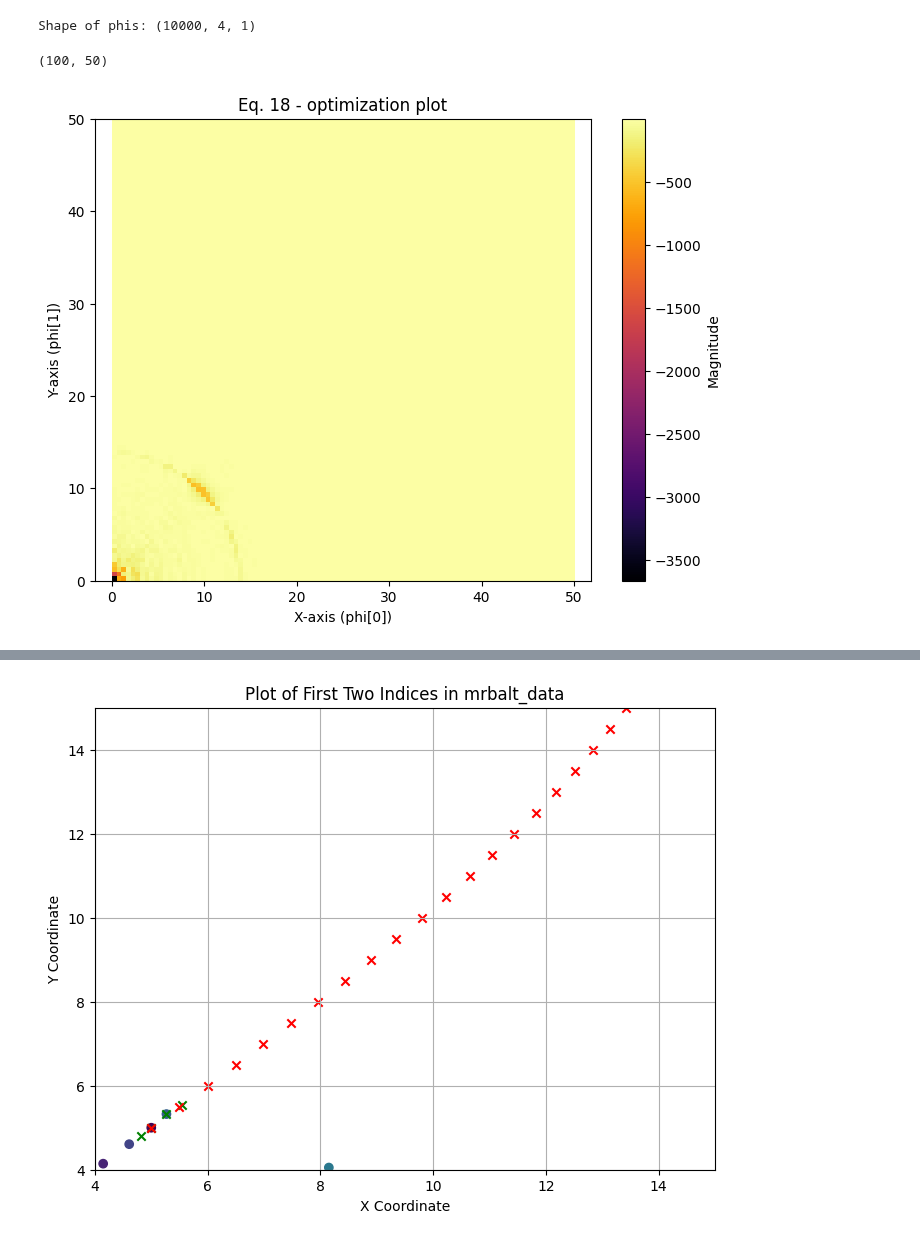
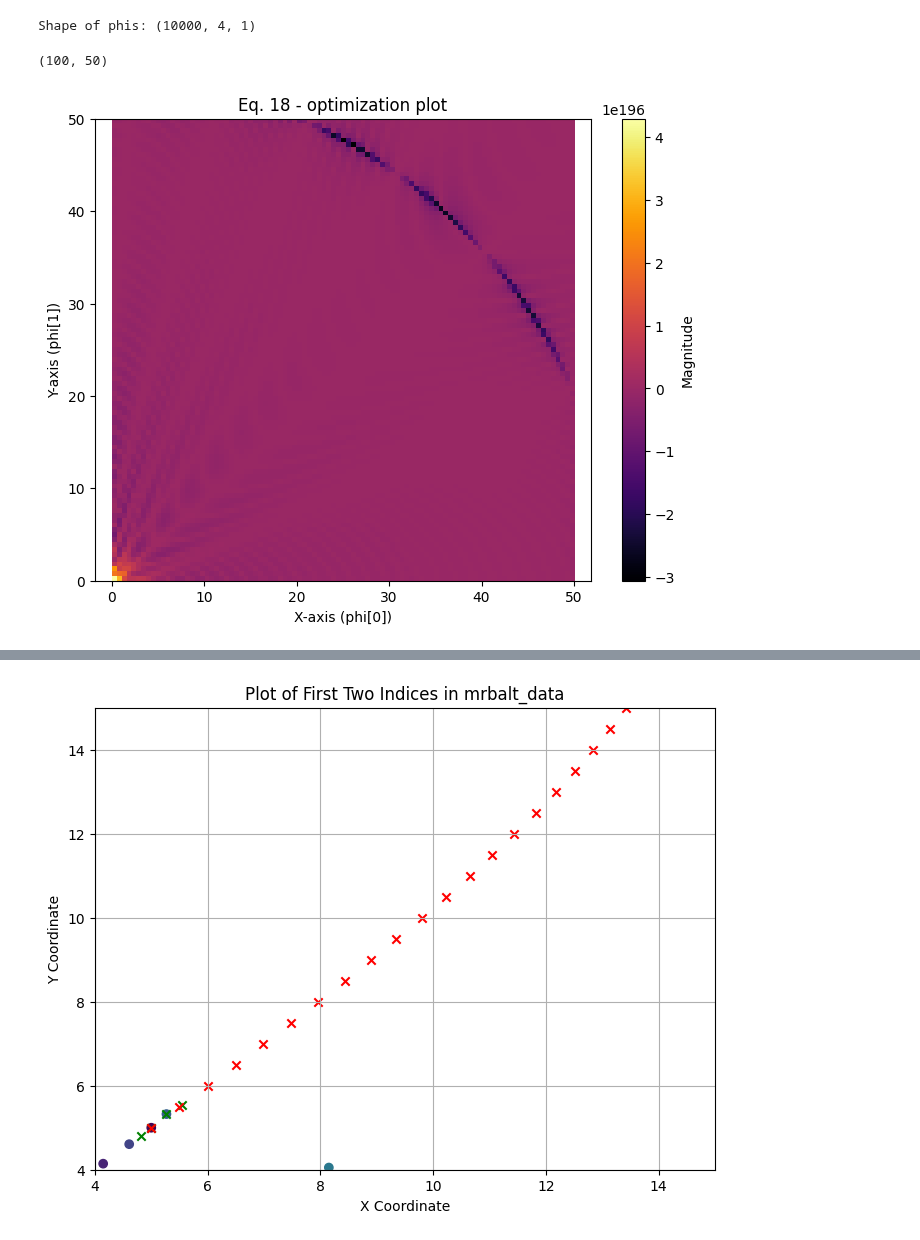
Before and after one commit to RHIMMELAND/MMARS, a Jupyter notebook: examples/MRBLaT_test.ipynb, the cells around one changed output, grey strips where cells are left out. Cells and saved outputs as stored; diff of their text form; code cells hidden in the pictures.

```diff
--- a/examples/MRBLaT_test.ipynb
+++ b/examples/MRBLaT_test.ipynb
@@ -137,5 +137,5 @@ def generate_S_signal(
 # %%
-frame = 20
+frame = 99
 
 print(target_model_1.get_trajectory()[0][frame], target_model_1.get_trajectory()[1][frame])
 
@@ -320,9 +319,9 @@ def D_KL(params, Z_data, phi_bar_last_x, phi_bar_last_y):
     k = 2
     entropy = k/2 * np.log(2*np.pi*np.e) + 1/2*np.log(eps_barbar_0 * eps_barbar_1)
 
-    return term_3
+    return term_1 + term_2 + term_3 + entropy
 # %%
-frame = 80
+frame = 99
 
 sim_data_all_virtual = sim_data[frame,:,:,0,:]
 sim_data_all_virtual = sim_data_all_virtual.flatten()[:, np.newaxis]
@@ -428,26 +433,26 @@ print(f"Shape of phis: {phis.shape}")  # Expected: (2500, 4, 1)
 # %% [output]
 Shape of phis: (10000, 4, 1)
 # %%
-S_signals = Parallel(n_jobs=-1)(delayed(D_KL)(phis[n][:4].flatten(), data_fourier, target_model_1.get_trajectory()[0][frame-1], target_model_1.get_trajectory()[0][frame-1]) for n in tqdm(range(len(phis))))
+S_signals = Parallel(n_jobs=-1)(delayed(D_KL)(phis[n][:4].flatten(), sim_data_all_virtual, target_model_1.get_trajectory()[0][frame-1], target_model_1.get_trajectory()[0][frame-1]) for n in tqdm(range(len(phis))))
 # %%
 # Compute the magnitude (ignoring phi[2] and phi[3])
 #magnitudes = np.sqrt(phis[:, 0, 0]**2 + phis[:, 1, 0]**2)
 
 # Reshape to 2D (51x51) for heatmap plotting
 heatmap = np.array(S_signals).reshape(gridsize, gridsize)
 print(heatmap[:100,:50].shape)
 # Plot the heatmap
 plt.figure(figsize=(8, 6))
-plt.imshow(heatmap[1:,1:], origin='lower', extent=[0, 50, 0, 50], cmap='inferno', aspect='auto')
+plt.imshow(heatmap[5:,5:], origin='lower', extent=[0, 50, 0, 50], cmap='inferno', aspect='auto')
 plt.colorbar(label="Magnitude")
 plt.xlabel("X-axis (phi[0])")
 plt.ylabel("Y-axis (phi[1])")
 plt.title("Eq. 18 - optimization plot")
 plt.axis('equal')
 plt.show()
 # %% [output]
 (100, 50)
-[figure, old version]
+[figure, new version]
 # %%
 min_index = np.argmin(heatmap)
 min_index_2d = np.unravel_index(min_index, heatmap.shape)
```
Also changed, not shown: parts of 11 cells of this notebook, 3 other files.
